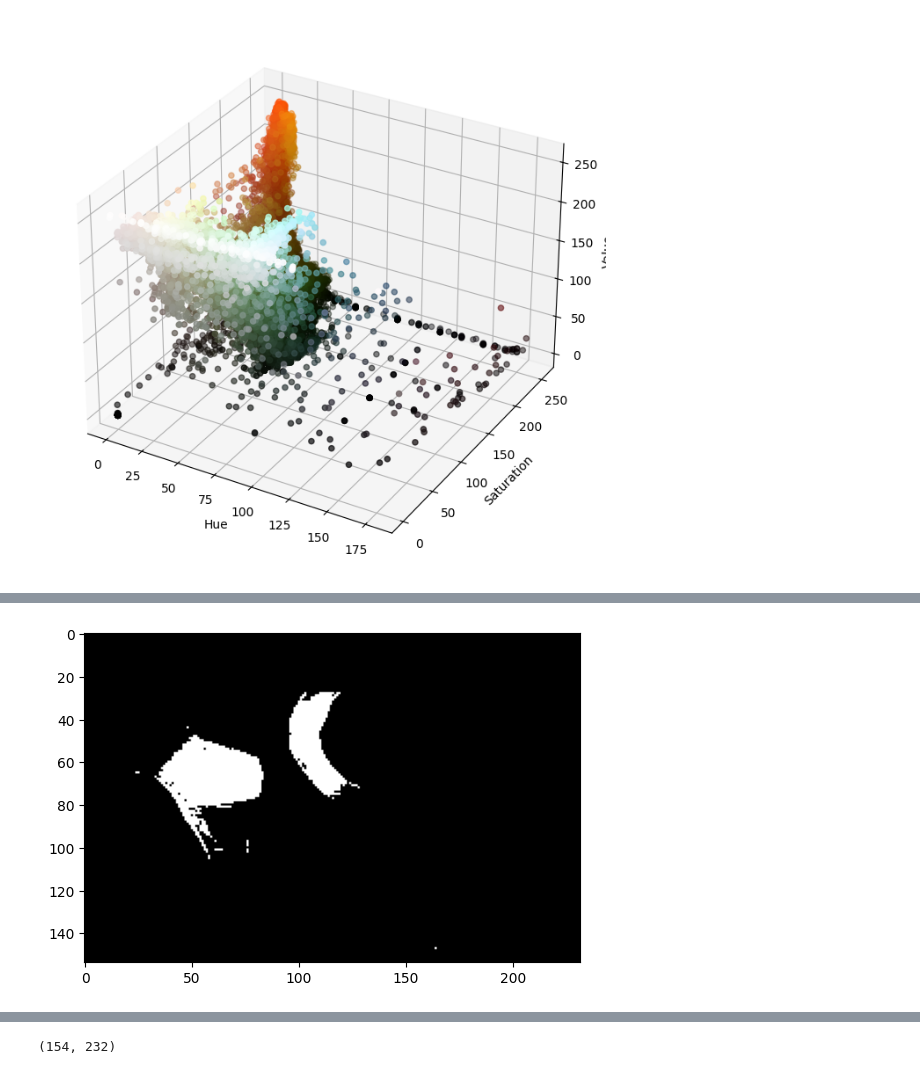
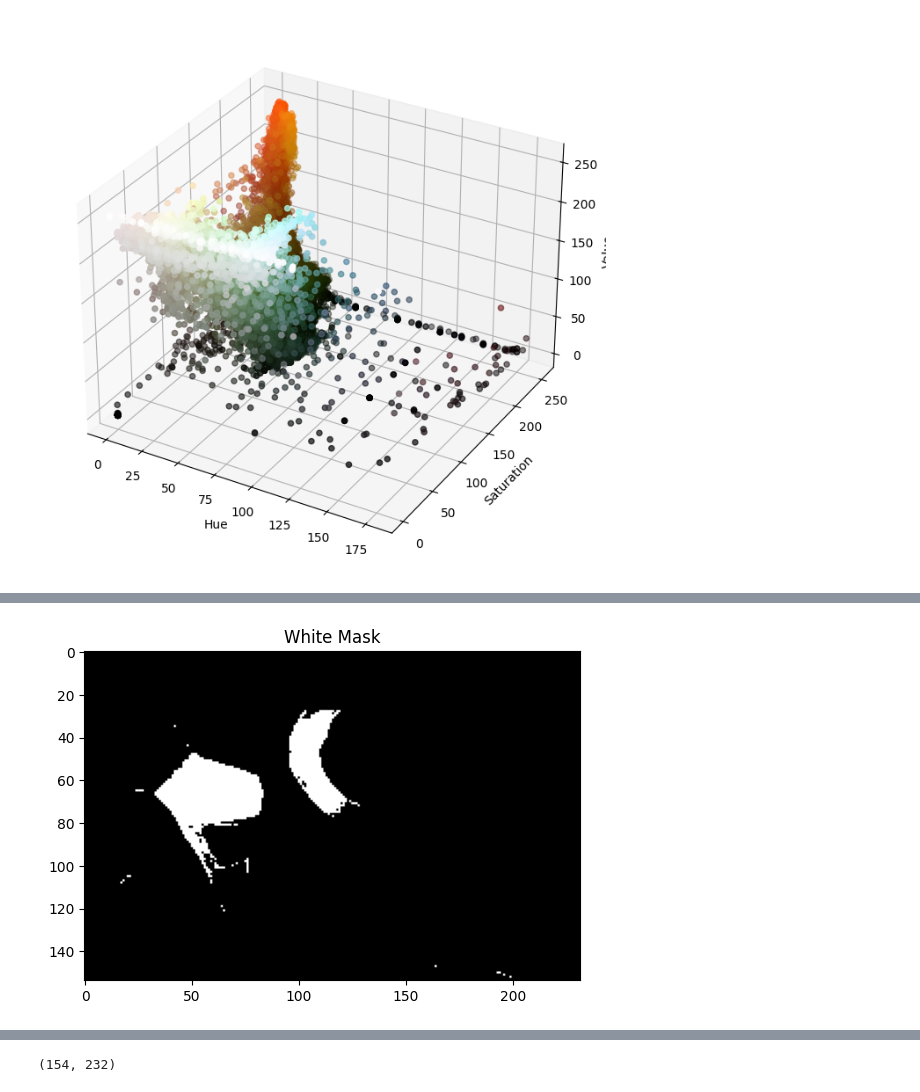
Before and after one commit to Shima-Bazzazan/Pylearn, a Jupyter notebook: 6.MachineLearning/Assignment_43/finding_Nemo/finding_nemo_KNN.ipynb, the cells around one changed output, grey strips where cells are left out. Drawn from its saved outputs; the diff is of its cells as text; code cells hidden in the pictures.

```diff
--- a/6.MachineLearning/Assignment_43/finding_Nemo/finding_nemo_KNN.ipynb
+++ b/6.MachineLearning/Assignment_43/finding_Nemo/finding_nemo_KNN.ipynb
@@ -66,11 +67,12 @@ plt.show()
 # %%
-light_white = (0, 0, 200)
+light_white = (0, 0, 190)
 dark_white = (145, 60, 255)
 
 mask_white = cv2.inRange(nemo_hsv, light_white, dark_white)
 plt.imshow(mask_white, cmap='gray')
+plt.title("White Mask")
 plt.show()
 # %% [output]
-[figure, old version]
+[figure, new version]
 # %%
 light_black = (0, 0, 0)
```
Also changed, not shown: parts of 23 cells of this notebook, 10 other files.
